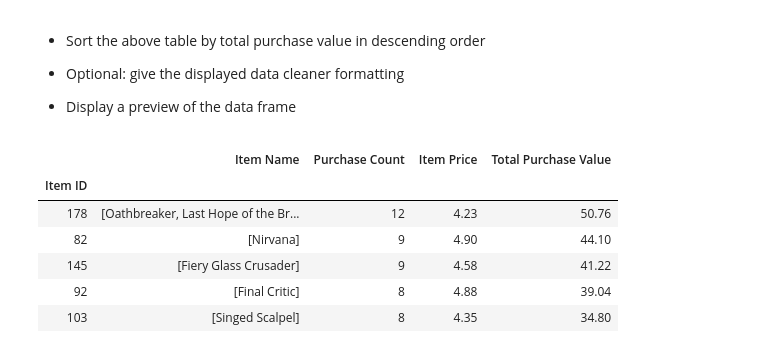
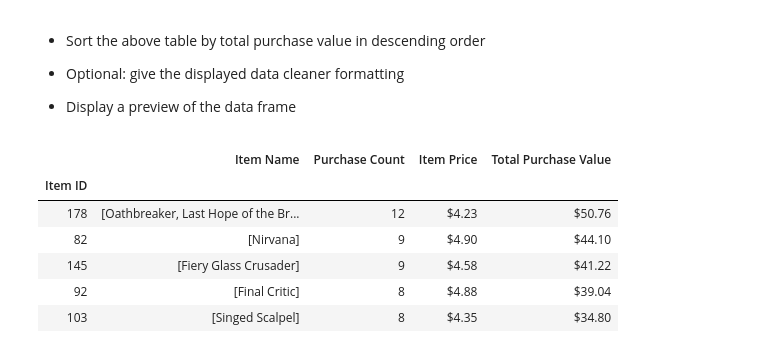
Before and after one commit to pi108/Pandas-Challenge, a Jupyter notebook: HeroesOfPymoli/Version_2_HeroesOfPymoli_main_script.ipynb, the cells around one changed output. Saved outputs shown, nothing was run; the diff lists cells and outputs as text; code cells hidden in the pictures.

```diff
--- a/HeroesOfPymoli/Version_2_HeroesOfPymoli_main_script.ipynb
+++ b/HeroesOfPymoli/Version_2_HeroesOfPymoli_main_script.ipynb
@@ -413,17 +413,21 @@ my_popular_df_sorted_purchase_count.head()
 # %%
 # Sorts the Data Frame based on Total Purchase Value (in Descending Order)
 my_popular_df_sorted_total_purchase_value = my_popular_df.sort_values("Total Purchase Value",ascending=False)
+
+# Formats the Data Frame columns that contain values that are in $ (dollars)
+my_popular_df_sorted_total_purchase_value["Item Price"] = my_popular_df_sorted_total_purchase_value["Item Price"].map("${:.2f}".format)
+my_popular_df_sorted_total_purchase_value["Total Purchase Value"] = my_popular_df_sorted_total_purchase_value["Total Purchase Value"].map("${:.2f}".format)
 
 # Displays the top 5 rows of the Data Frame
 my_popular_df_sorted_total_purchase_value.head()
 
 # Exports the Data Frame to an Output File (If Needed)
 # my_popular_df_sorted_total_purchase_value.to_csv("Output/profitable_items_analysis.csv", index=True, header=True)
 # %% [output]
 |  | Item Name | Purchase Count | Item Price | Total Purchase Value |
 | Item ID |  |  |  |  |
-| 178 | [Oathbreaker, Last Hope of the Br... | 12 | 4.23 | 50.76 |
-| 82 | [Nirvana] | 9 | 4.90 | 44.10 |
-| 145 | [Fiery Glass Crusader] | 9 | 4.58 | 41.22 |
-| 92 | [Final Critic] | 8 | 4.88 | 39.04 |
-| 103 | [Singed Scalpel] | 8 | 4.35 | 34.80 |
+| 178 | [Oathbreaker, Last Hope of the Br... | 12 | $4.23 | $50.76 |
+| 82 | [Nirvana] | 9 | $4.90 | $44.10 |
+| 145 | [Fiery Glass Crusader] | 9 | $4.58 | $41.22 |
+| 92 | [Final Critic] | 8 | $4.88 | $39.04 |
+| 103 | [Singed Scalpel] | 8 | $4.35 | $34.80 |
```
Also changed, not shown: 1 other file.
